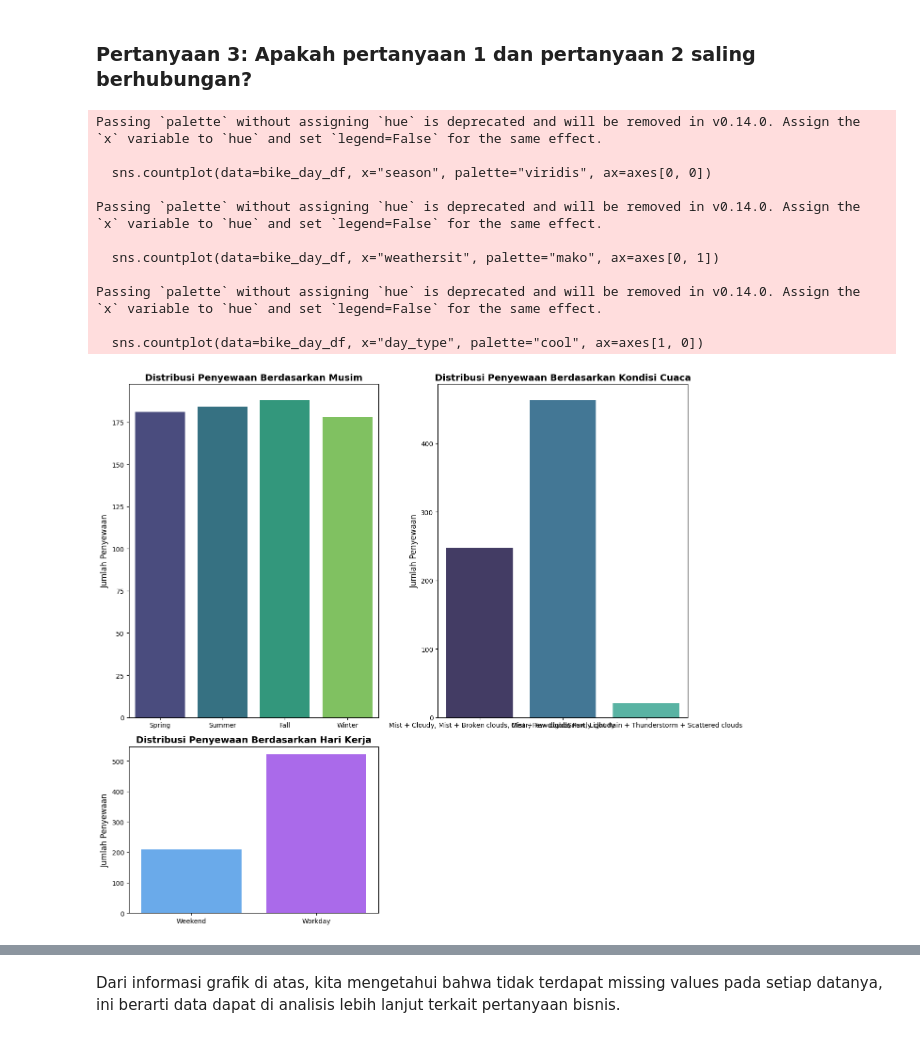
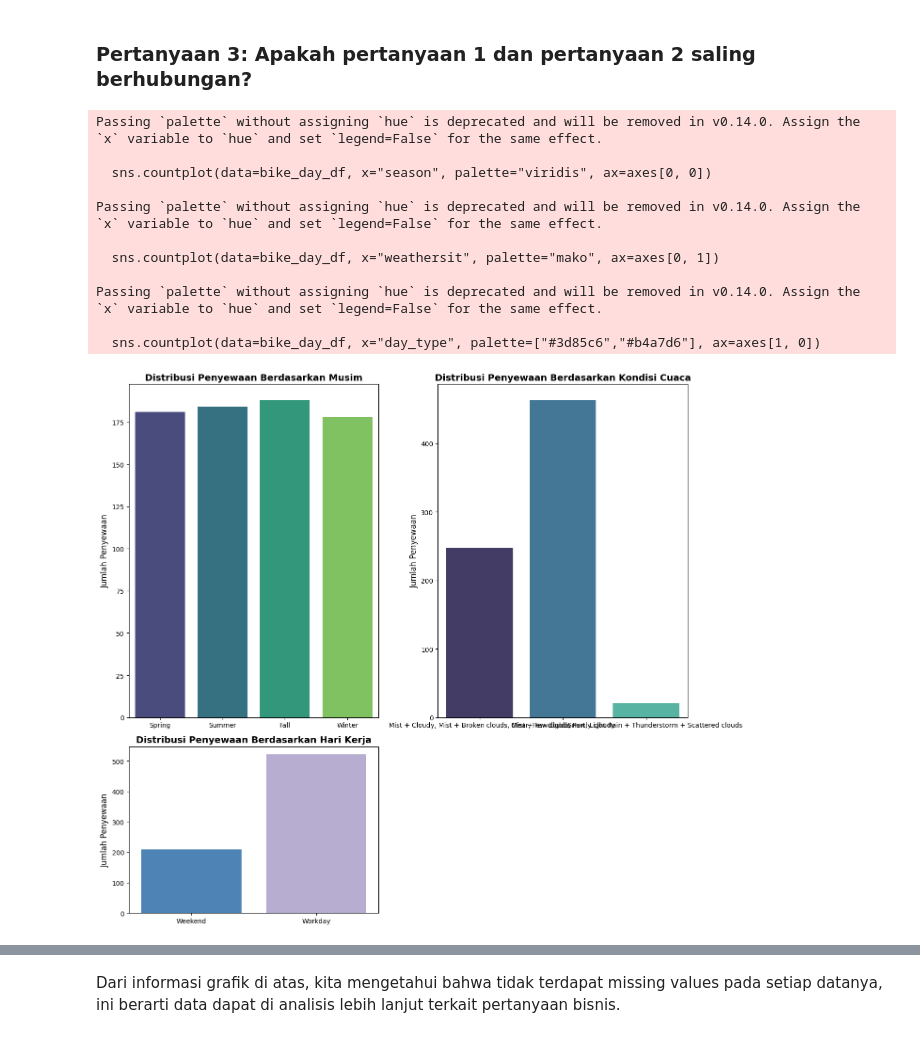
Before and after one commit to Nauviii/first_project_DataAnalayst, a Jupyter notebook: Notebook.ipynb, the cells around one changed output, grey strips where cells are left out. Drawn from its saved outputs; the diff is of its cells as text; code cells hidden in the pictures.

```diff
--- a/Notebook.ipynb
+++ b/Notebook.ipynb
@@ -652,33 +652,33 @@ axes[0, 0].set_title("Distribusi Penyewaan Berdasarkan Musim", fontsize=14, font
 axes[0, 0].set_xlabel(None)
 axes[0, 0].set_ylabel("Jumlah Penyewaan", fontsize=12)
 
 # Countplot untuk Weathersit
 sns.countplot(data=bike_day_df, x="weathersit", palette="mako", ax=axes[0, 1])
 axes[0, 1].set_title("Distribusi Penyewaan Berdasarkan Kondisi Cuaca", fontsize=14, fontweight="bold")
 axes[0, 1].set_xlabel(None)
 axes[0, 1].set_ylabel("Jumlah Penyewaan", fontsize=12)
 
 # Countplot untuk Workingday
-sns.countplot(data=bike_day_df, x="day_type", palette="cool", ax=axes[1, 0])
+sns.countplot(data=bike_day_df, x="day_type", palette=["#3d85c6","#b4a7d6"], ax=axes[1, 0])
 axes[1, 0].set_title("Distribusi Penyewaan Berdasarkan Hari Kerja", fontsize=14, fontweight="bold")
 axes[1, 0].set_xlabel(None)
 axes[1, 0].set_ylabel("Jumlah Penyewaan", fontsize=12)
 
 # Menghapus subplot kosong
 axes[1, 1].axis('off')
 
 plt.tight_layout()
 plt.show()
 # %% [output]
 Passing `palette` without assigning `hue` is deprecated and will be removed in v0.14.0. Assign the `x` variable to `hue` and set `legend=False` for the same effect.
 
   sns.countplot(data=bike_day_df, x="season", palette="viridis", ax=axes[0, 0])
 
 Passing `palette` without assigning `hue` is deprecated and will be removed in v0.14.0. Assign the `x` variable to `hue` and set `legend=False` for the same effect.
 
   sns.countplot(data=bike_day_df, x="weathersit", palette="mako", ax=axes[0, 1])
 
 Passing `palette` without assigning `hue` is deprecated and will be removed in v0.14.0. Assign the `x` variable to `hue` and set `legend=False` for the same effect.
 
-  sns.countplot(data=bike_day_df, x="day_type", palette="cool", ax=axes[1, 0])
+  sns.countplot(data=bike_day_df, x="day_type", palette=["#3d85c6","#b4a7d6"], ax=axes[1, 0])
-[figure, old version]
+[figure, new version]
```
Also changed, not shown: parts of 7 cells of this notebook.
